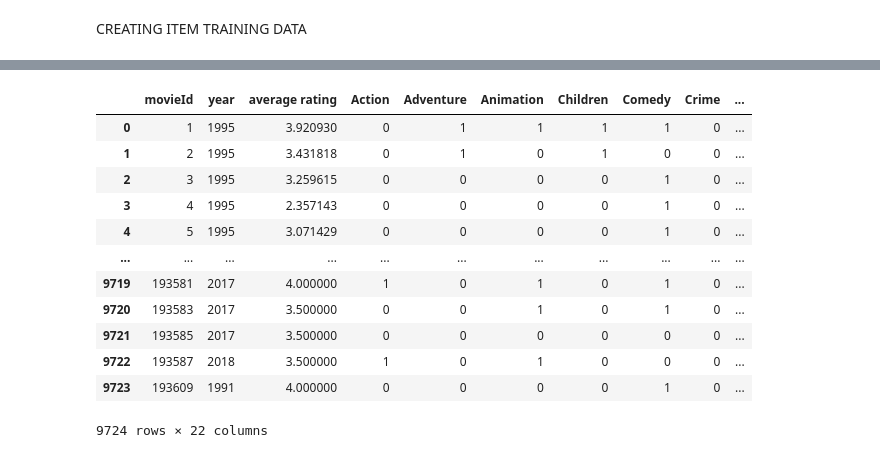
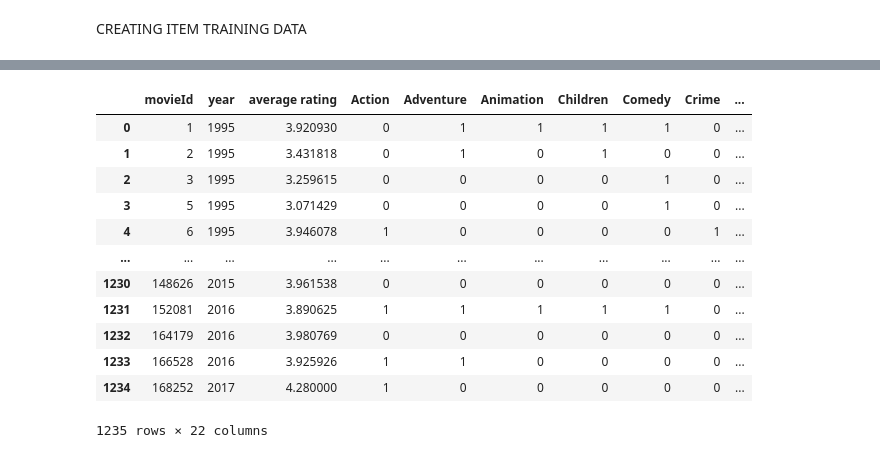
Before and after one commit to sewarslan/final_project, a Jupyter notebook: movie_recommender/creating_user_NN_data.ipynb, the cells around one changed output, grey strips where cells are left out. Saved outputs shown, nothing was run; the diff lists cells and outputs as text; code cells hidden in the pictures.

```diff
--- a/movie_recommender/creating_user_NN_data.ipynb
+++ b/movie_recommender/creating_user_NN_data.ipynb
@@ -32,0 +77,3 @@ ratings_df
+# %%
+filtered_movieids = ratingsWoUnusedDF['movieId']
+filtered_movieids
@@ -32,0 +93,3 @@ ratings_df
+# %%
+ratings_df = pd.merge(ratings_df, filtered_movieids, on='movieId')
+ratings_df
@@ -32,0 +110,4 @@ ratings_df
+# %%
+movies_df = pd.merge(movies_df, filtered_movieids, on='movieId')
+
+movies_df
@@ -68,6 +165,6 @@ movies_with_genres
 # %%
 user_df = pd.merge(ratings_df, movies_with_genres, left_on='movieId', right_on='movieId')
-user_df.drop(columns=['title','genres','(no genres listed)'], axis=1, inplace=True)
+user_df.drop(columns=['title','genres'], axis=1, inplace=True)
 user_df.sort_values(by=['userId'])
 # %% [output]
 |  | userId | movieId | rating | Action | Adventure | Animation | Children | Comedy | Crime | Documentary | ... |
@@ -431,22 +527,22 @@ user_df
 # %%
 #creating not repeated item dataframe
 x_item_train_not_repeated = pd.merge(movies_df,movies_with_genres)
-x_item_train_not_repeated.drop(columns=['title', 'genres', '(no genres listed)'], axis= 1, inplace=True)
+x_item_train_not_repeated.drop(columns=['title', 'genres'], axis= 1, inplace=True)
 x_item_train_not_repeated
 # %% [output]
 |  | movieId | year | average rating | Action | Adventure | Animation | Children | Comedy | Crime | ... |
 | 0 | 1 | 1995 | 3.920930 | 0 | 1 | 1 | 1 | 1 | 0 | ... |
 | 1 | 2 | 1995 | 3.431818 | 0 | 1 | 0 | 1 | 0 | 0 | ... |
 | 2 | 3 | 1995 | 3.259615 | 0 | 0 | 0 | 0 | 1 | 0 | ... |
-| 3 | 4 | 1995 | 2.357143 | 0 | 0 | 0 | 0 | 1 | 0 | ... |
-| 4 | 5 | 1995 | 3.071429 | 0 | 0 | 0 | 0 | 1 | 0 | ... |
+| 3 | 5 | 1995 | 3.071429 | 0 | 0 | 0 | 0 | 1 | 0 | ... |
+| 4 | 6 | 1995 | 3.946078 | 1 | 0 | 0 | 0 | 0 | 1 | ... |
 | ... | ... | ... | ... | ... | ... | ... | ... | ... | ... | ... |
-| 9719 | 193581 | 2017 | 4.000000 | 1 | 0 | 1 | 0 | 1 | 0 | ... |
-| 9720 | 193583 | 2017 | 3.500000 | 0 | 0 | 1 | 0 | 1 | 0 | ... |
-| 9721 | 193585 | 2017 | 3.500000 | 0 | 0 | 0 | 0 | 0 | 0 | ... |
-| 9722 | 193587 | 2018 | 3.500000 | 1 | 0 | 1 | 0 | 0 | 0 | ... |
-| 9723 | 193609 | 1991 | 4.000000 | 0 | 0 | 0 | 0 | 1 | 0 | ... |
+| 1230 | 148626 | 2015 | 3.961538 | 0 | 0 | 0 | 0 | 0 | 0 | ... |
+| 1231 | 152081 | 2016 | 3.890625 | 1 | 1 | 1 | 1 | 1 | 0 | ... |
+| 1232 | 164179 | 2016 | 3.980769 | 0 | 0 | 0 | 0 | 0 | 0 | ... |
+| 1233 | 166528 | 2016 | 3.925926 | 1 | 1 | 0 | 0 | 0 | 0 | ... |
+| 1234 | 168252 | 2017 | 4.280000 | 1 | 0 | 0 | 0 | 0 | 0 | ... |
-9724 rows × 22 columns
+1235 rows × 22 columns
 # %%
 user_df
 # %% [output]
```
Also changed, not shown: parts of 34 cells of this notebook, 7 other files.
